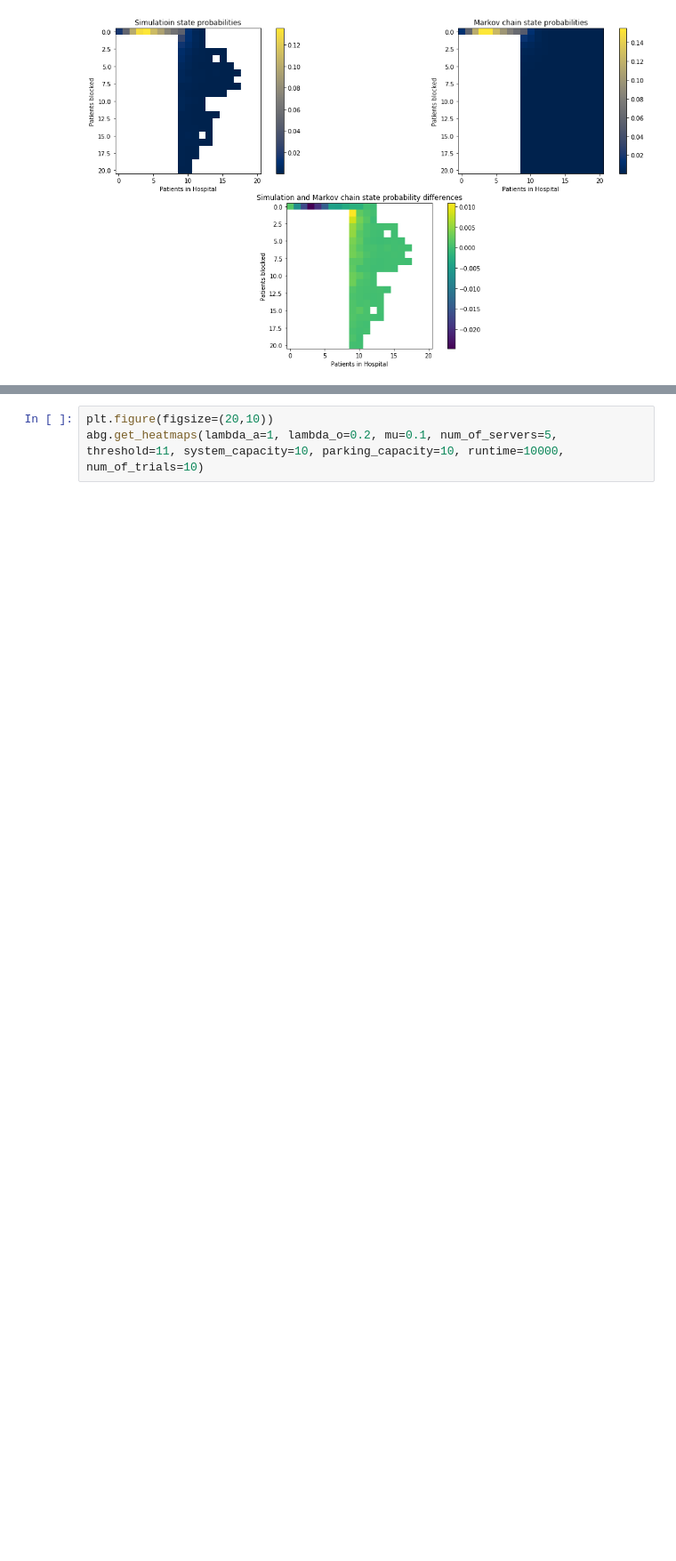
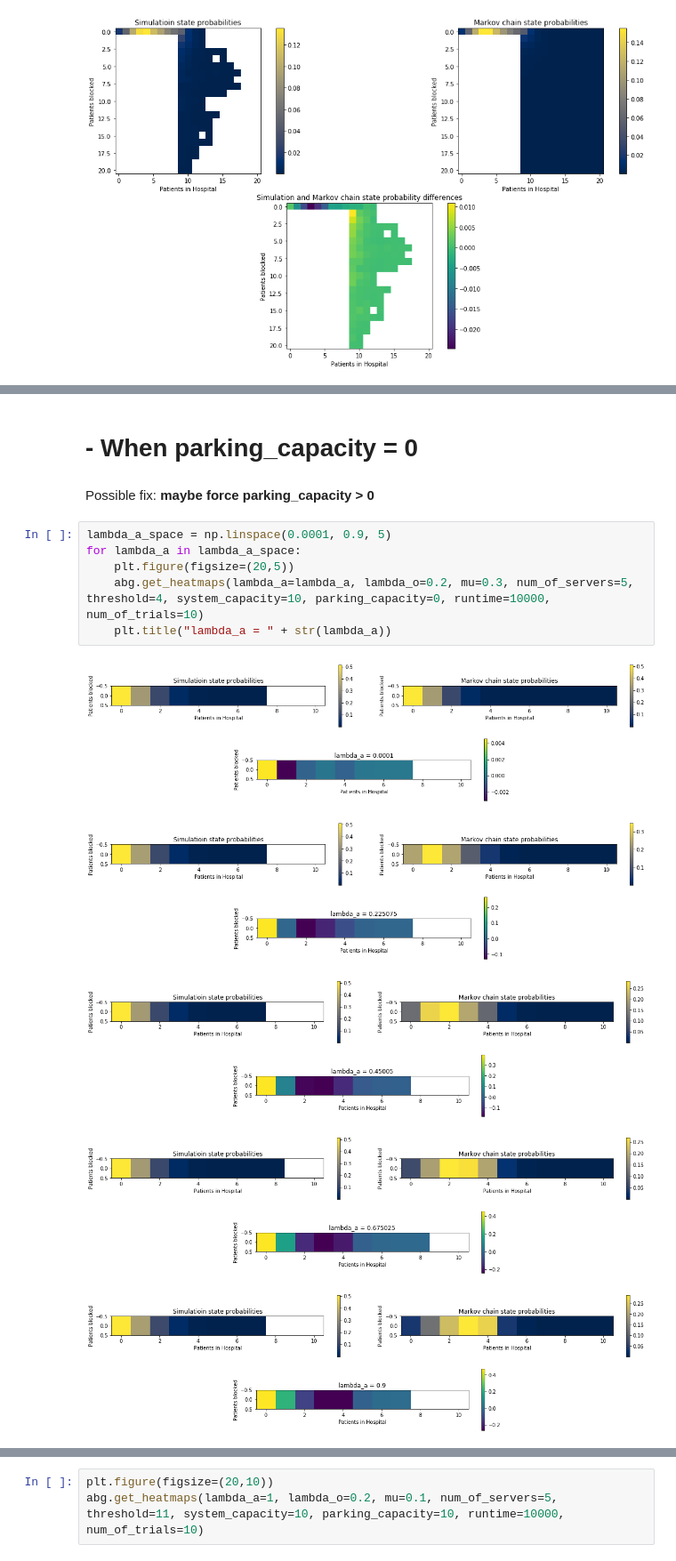
Before and after one commit to MichalisPanayides/AmbulanceDecisionGame, a Jupyter notebook: nbs/results/Comparisons/Compare_state_probabilities.ipynb, the cells around one changed output, grey strips where cells are left out. Shown at 89% size. Cells and saved outputs as stored; diff of their text form; blank space fills up the shorter version.

```diff
--- a/nbs/results/Comparisons/Compare_state_probabilities.ipynb
+++ b/nbs/results/Comparisons/Compare_state_probabilities.ipynb
@@ -108 +121,17 @@ for threshold in threshold_space:
+# %% [markdown]
+# - When parking_capacity = 0
+# %% [markdown]
+Possible fix: **maybe force parking_capacity > 0**
+# %%
+lambda_a_space = np.linspace(0.0001, 0.9, 5)
+for lambda_a in lambda_a_space:
+    plt.figure(figsize=(20,5))
+    abg.get_heatmaps(lambda_a=lambda_a, lambda_o=0.2, mu=0.3, num_of_servers=5, threshold=4, system_capacity=10, parking_capacity=0, runtime=10000, num_of_trials=10)
+    plt.title("lambda_a = " + str(lambda_a))
+# %% [output]
+[figure, added]
+[figure, added]
+[figure, added]
+[figure, added]
+[figure, added]
 # %% [markdown]
```
Also changed, not shown: parts of 12 cells of this notebook, 6 other files.
